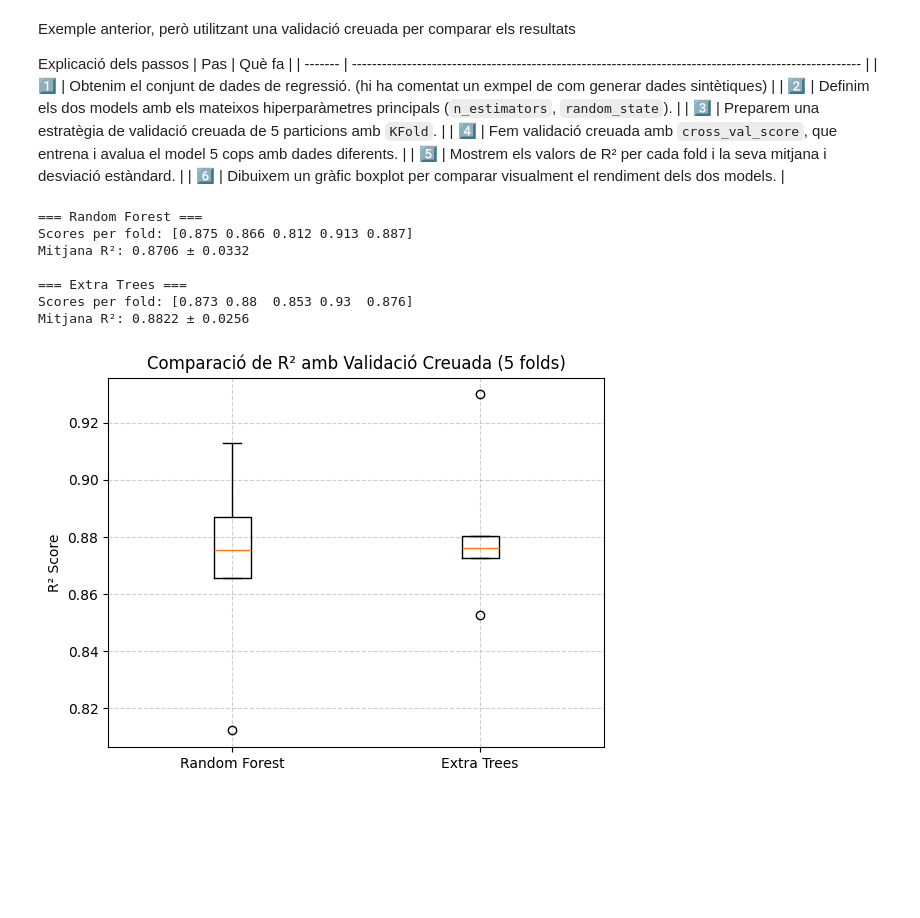
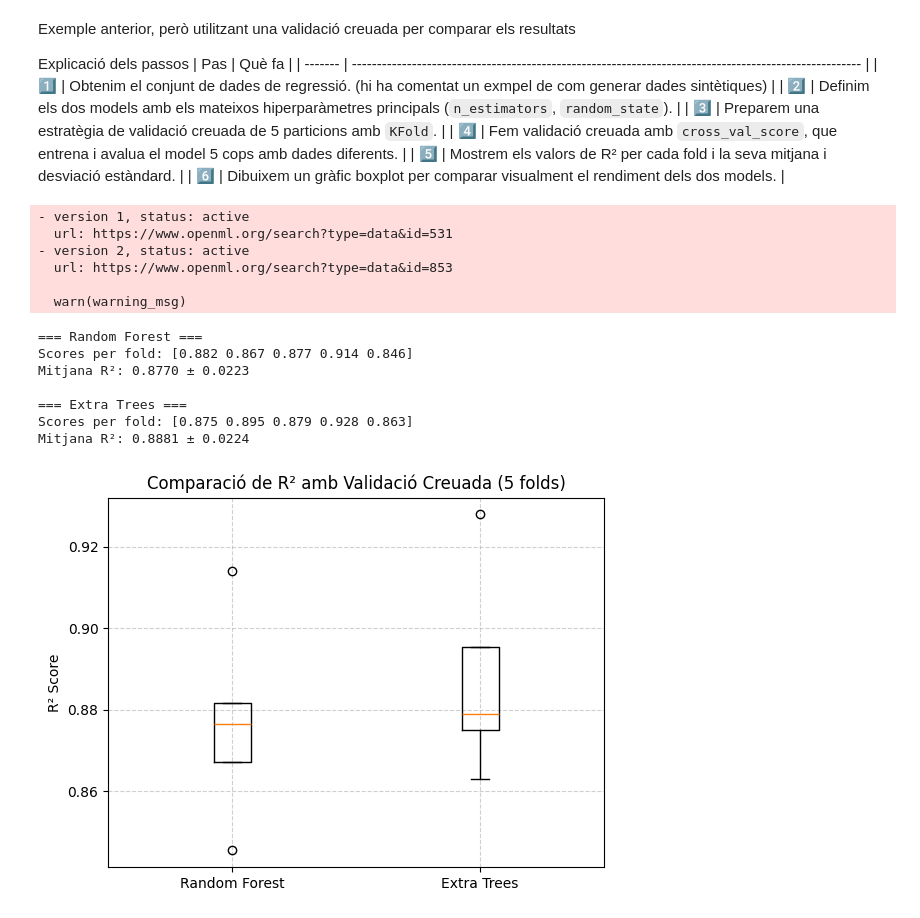
Before and after one commit to robertventura/sistemes-aprenentatge-automatic, a Jupyter notebook: 02_models_supervisats/02_53_random_forest_regressor_vs_extra_trees.ipynb, the cells around one changed output. Saved outputs shown, nothing was run; the diff lists cells and outputs as text; code cells hidden in the pictures; blank space fills up the shorter version.

```diff
--- a/02_models_supervisats/02_53_random_forest_regressor_vs_extra_trees.ipynb
+++ b/02_models_supervisats/02_53_random_forest_regressor_vs_extra_trees.ipynb
@@ -349,17 +178,21 @@ y = df['MEDV']
 #    random_state=42
 #)
 
-
+# max_depth=None, max_features=5, n_estimators=75
 # 2 Definim els models
 # ----------------------------------------------------------------
 rf = RandomForestRegressor(
-    n_estimators=200,
+    n_estimators=75,
+    max_features=5,
+    max_depth=None,
     random_state=42,
     n_jobs=-1
 )
 
 et = ExtraTreesRegressor(
-    n_estimators=200,
+    n_estimators=75,
+    max_features=5,
+    max_depth=None,
     random_state=42,
     n_jobs=-1
 )
@@ -369,37 +202,43 @@ et = ExtraTreesRegressor(
 # 5 particions (5 folds)
 cv = KFold(n_splits=5, shuffle=True, random_state=42)
 
 # 4 Avaluem amb cross-validation (mètrica = R²)
 # ----------------------------------------------------------------
 rf_scores = cross_val_score(rf, X, y, cv=cv, scoring='r2', n_jobs=-1)
 et_scores = cross_val_score(et, X, y, cv=cv, scoring='r2', n_jobs=-1)
 
 # 5 Mostrem resultats
 # ----------------------------------------------------------------
 print("=== Random Forest ===")
 print(f"Scores per fold: {np.round(rf_scores, 3)}")
 print(f"Mitjana R²: {rf_scores.mean():.4f} ± {rf_scores.std():.4f}")
 
 print("\n=== Extra Trees ===")
 print(f"Scores per fold: {np.round(et_scores, 3)}")
 print(f"Mitjana R²: {et_scores.mean():.4f} ± {et_scores.std():.4f}")
 
 # 6 Comparació visual (opcional)
 # ----------------------------------------------------------------
 import matplotlib.pyplot as plt
 import seaborn as sns
 
 plt.boxplot([rf_scores, et_scores], labels=["Random Forest", "Extra Trees"])
 plt.title("Comparació de R² amb Validació Creuada (5 folds)")
 plt.ylabel("R² Score")
 plt.grid(True, linestyle="--", alpha=0.6)
 plt.show()
 # %% [output]
-=== Random Forest ===
-Scores per fold: [0.875 0.866 0.812 0.913 0.887]
-Mitjana R²: 0.8706 ± 0.0332
+- version 1, status: active
+  url: https://www.openml.org/search?type=data&id=531
+- version 2, status: active
+  url: https://www.openml.org/search?type=data&id=853
 
-=== Extra Trees ===
-Scores per fold: [0.873 0.88  0.853 0.93  0.876]
-Mitjana R²: 0.8822 ± 0.0256
+  warn(warning_msg)
+=== Random Forest ===
+Scores per fold: [0.882 0.867 0.877 0.914 0.846]
+Mitjana R²: 0.8770 ± 0.0223
+
+=== Extra Trees ===
+Scores per fold: [0.875 0.895 0.879 0.928 0.863]
+Mitjana R²: 0.8881 ± 0.0224
-[figure, old version]
+[figure, new version]
```
Also changed, not shown: parts of 14 cells of this notebook.
